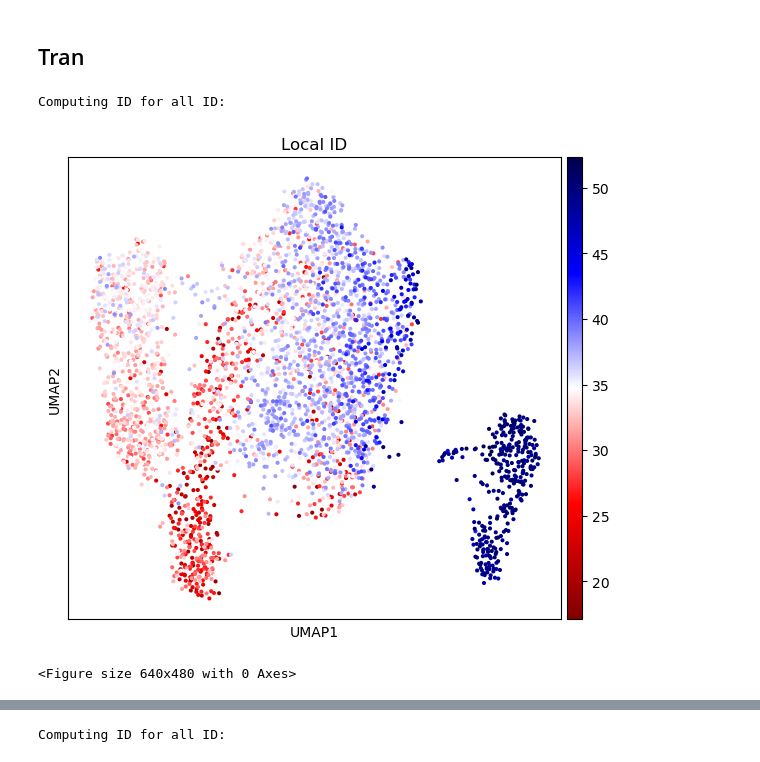
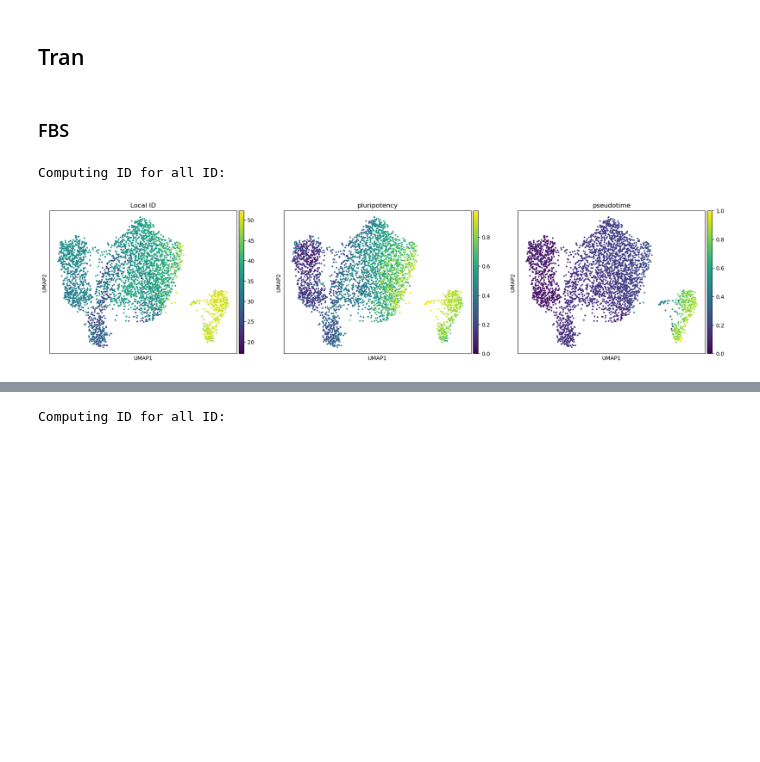
Before and after one commit to maddalenastn/IDEAS, a Jupyter notebook: Notebooks/Local_ID.ipynb, the cells around one changed output, grey strips where cells are left out. Cells and saved outputs as stored; diff of their text form; code cells hidden in the pictures; blank space fills up the shorter version.

Commit message:
update Local_ID and readme

```diff
--- a/Notebooks/Local_ID.ipynb
+++ b/Notebooks/Local_ID.ipynb
@@ -127,3 +128,5 @@ def plot_clusters_boxplot(adata_ivf, adata_nt):
 adata_fbs=sc.read('/Users/maddalenastaiano/Desktop/notebooks_ID/Notebooks_IDEAS/data_IDEAS/FBS_IDEAS.h5ad')
 adata_a2s=sc.read('/Users/maddalenastaiano/Desktop/notebooks_ID/Notebooks_IDEAS/data_IDEAS/A2S_IDEAS.h5ad')
+# %% [markdown]
+### FBS
 # %%
@@ -133,12 +137,8 @@ adata_fbs = add_local_ID_to_adata(adata_fbs, IDs_fbs)
 # %% [output]
 Computing ID for all ID:
 # %%
-fig, ax = plt.subplots(figsize=(7, 6))
 
-sc.pl.umap(adata_fbs, color=['local_ID'], title = 'Local ID', color_map = 'viridis', alpha=1.,  ax=ax)
-
-plt.tight_layout()
-plt.show()
+sc.pl.umap(adata_fbs, color=['local_ID', 'single_pluripotency', 'dpt_pseudotime'], title = ['Local ID', 'pluripotency', 'pseudotime'], color_map = 'viridis', alpha=1.)
+#adata_fbs.write('/Users/maddalenastaiano/Desktop/notebooks_ID/Notebooks_IDEAS/data_IDEAS/FBS_to_plot.h5ad')
 # %% [output]
-[figure, old version]
+[figure, new version]
-<Figure size 640x480 with 0 Axes>
```
Also changed, not shown: parts of 12 cells of this notebook, 1 other file.
